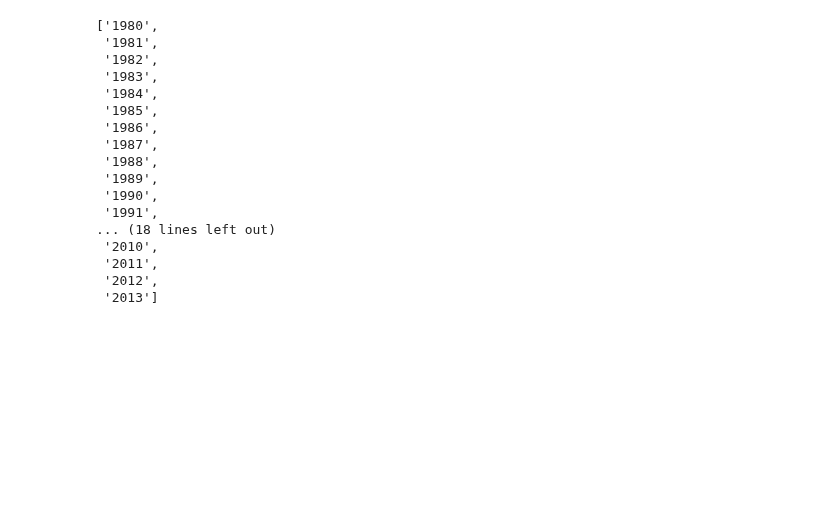
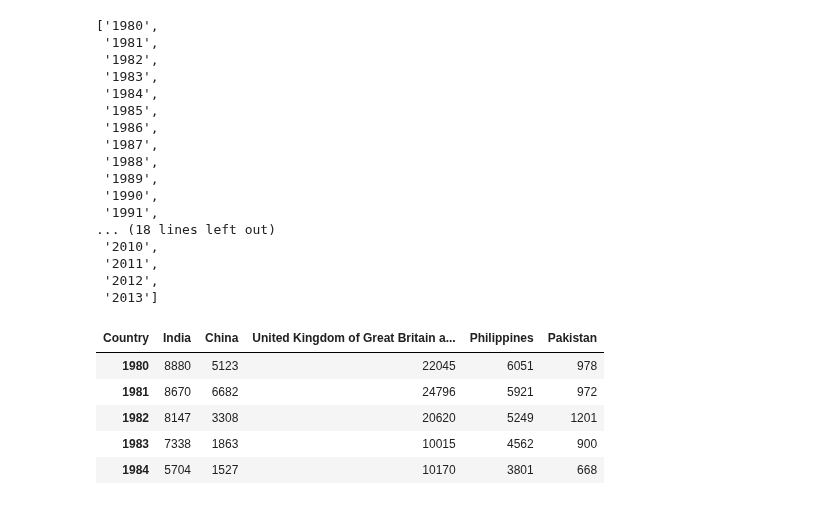
Before and after one commit to RajnishAdhikari/DataAnalysis, a Jupyter notebook: visualization_areaplot_histograms_barplot.ipynb, the cells around one changed output. Saved outputs shown, nothing was run; the diff lists cells and outputs as text; code cells hidden in the pictures; blank space fills up the shorter version.

```diff
--- a/visualization_areaplot_histograms_barplot.ipynb
+++ b/visualization_areaplot_histograms_barplot.ipynb
@@ -135,3 +135,54 @@ years
  '2011',
  '2012',
  '2013']
+# %%
+# Visualizing Data using Matplotlib
+
+
+
+
+
+# Area Plot
+
+
+
+df.sort_values(['Total'], ascending=False, axis=0, inplace=True)
+
+# get the top 5 entries
+df_top5 = df.head()
+
+# transpose the dataframe
+df_top5 = df_top5[years].transpose()
+
+df_top5.head()
+
+
+# df.sort_values(['Total'], ascending=False, axis=0, inplace=True):
+
+# df.sort_values() is a Pandas DataFrame method that sorts the DataFrame based on the specified
+# column(s) or label(s).
+# ['Total'] specifies that we want to sort the DataFrame based on the values in the 'Total' column.
+# ascending=False indicates that the sorting should be done in descending order, from highest to lowest.
+# axis=0 specifies that the sorting should be performed along the rows (vertically).
+# inplace=True means that the sorting operation should be applied directly to the df_can DataFrame itself,
+#  modifying it in place rather than creating a new DataFrame.
+# df_top5 = df_can.head():
+
+# df_can.head() retrieves the first 5 rows (by default) of the DataFrame df_can.
+# The resulting DataFrame is assigned to the variable df_top5.
+# df_top5 = df_top5[years].transpose():
+
+# df_top5[years] selects only the columns specified in the years variable from the DataFrame df_top5.
+# It assumes that years is a list or array containing the desired column names.
+# .transpose() is a Pandas method that transposes the DataFrame, flipping the rows and columns.
+# The transposed DataFrame is assigned back to the variable df_top5.
+# df_top5.head():
+
+# Finally, df_top5.head() is called to display the first few rows of the transposed DataFrame df_top5.
+# %% [output]
+| Country | India | China | United Kingdom of Great Britain a... | Philippines | Pakistan |
+| 1980 | 8880 | 5123 | 22045 | 6051 | 978 |
+| 1981 | 8670 | 6682 | 24796 | 5921 | 972 |
+| 1982 | 8147 | 3308 | 20620 | 5249 | 1201 |
+| 1983 | 7338 | 1863 | 10015 | 4562 | 900 |
+| 1984 | 5704 | 1527 | 10170 | 3801 | 668 |
```
Also changed, not shown: parts of 1 cell of this notebook.
